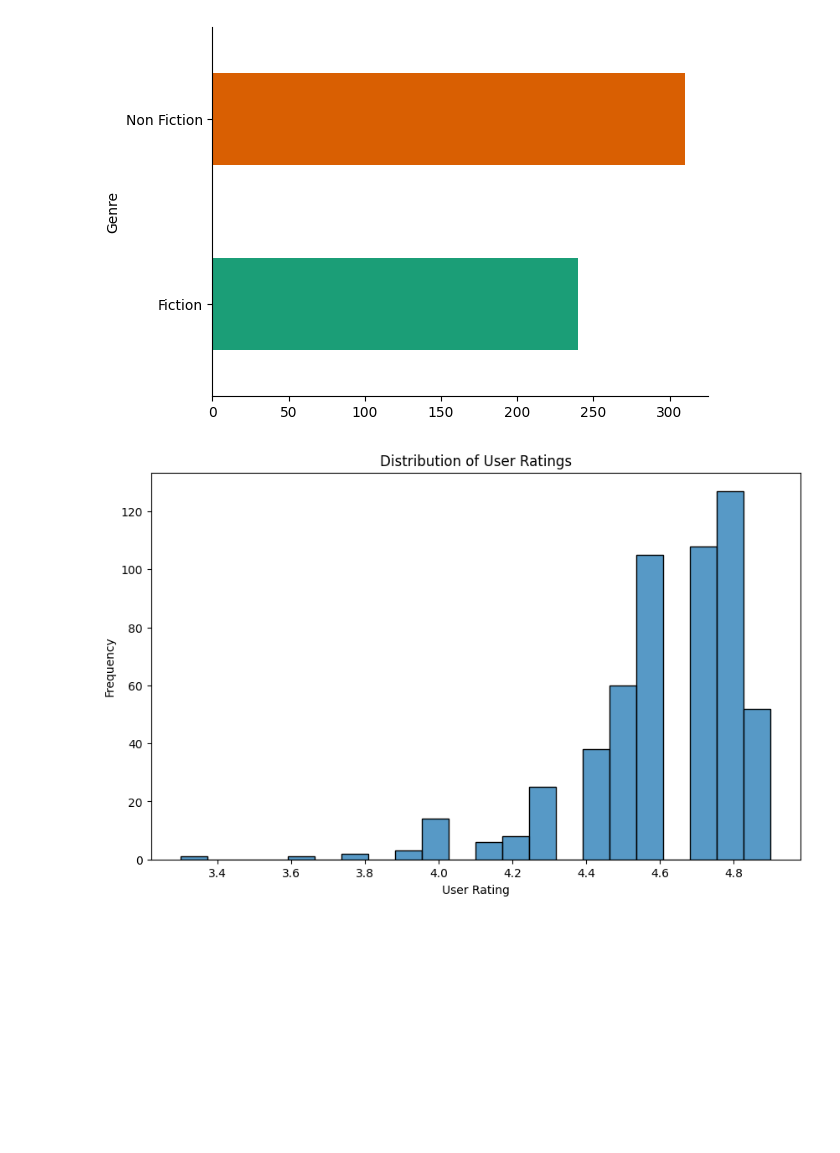
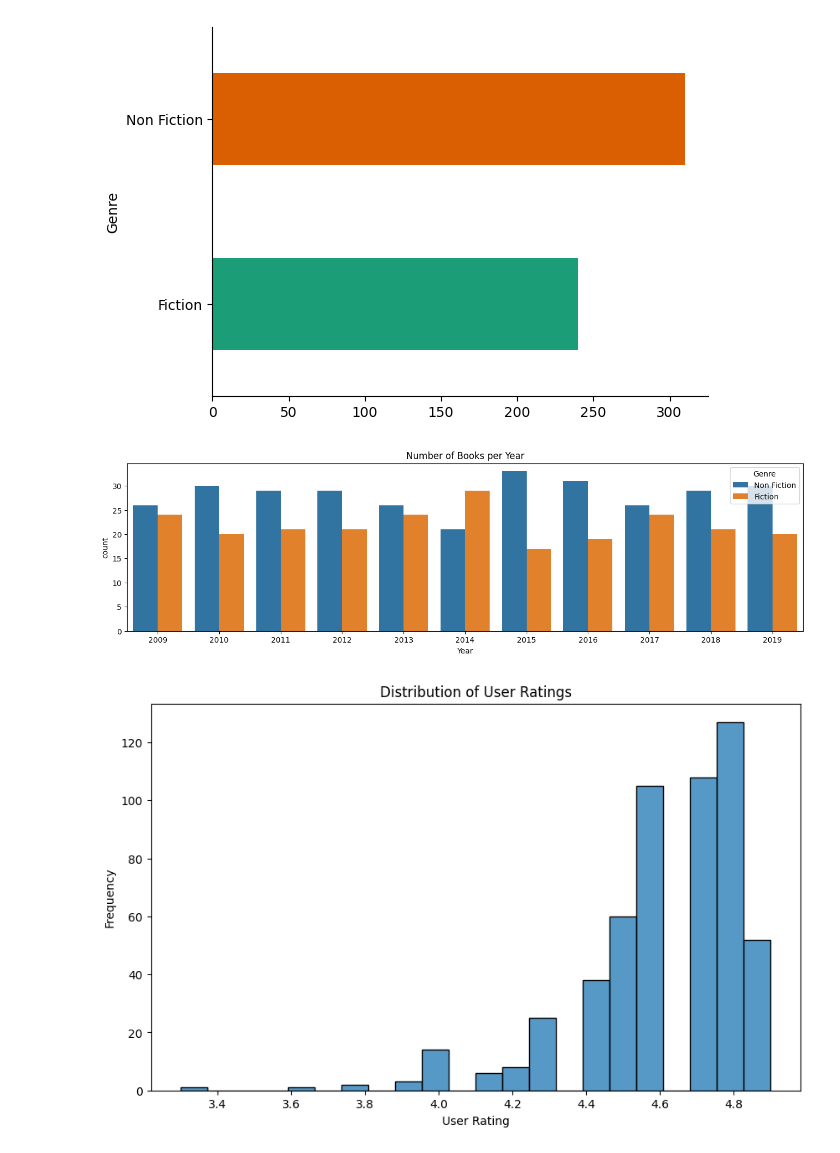
Before and after one commit to SID1060/DataGlimpse, a Jupyter notebook: Amazon_Bestselling.ipynb, the cells around one changed output. Drawn from its saved outputs; the diff is of its cells as text; code cells hidden in the pictures; blank space fills up the shorter version.

```diff
--- a/Amazon_Bestselling.ipynb
+++ b/Amazon_Bestselling.ipynb
@@ -54,6 +54,13 @@ df.groupby('Genre').size().plot(kind='barh', color=sns.palettes.mpl_palette('Dar
 plt.gca().spines[['top', 'right',]].set_visible(False)
 # %% [output]
 [figure]
+# %%
+plt.figure(figsize=(16,4))
+sns.countplot(x='Year',data=df, hue = 'Genre')
+plt.title('Number of Books per Year')
+plt.show()
+# %% [output]
+[figure, added]
 # %%
 plt.figure(figsize=(10, 6))
 sns.histplot(df['User Rating'])
```
Also changed, not shown: parts of 5 cells of this notebook.
